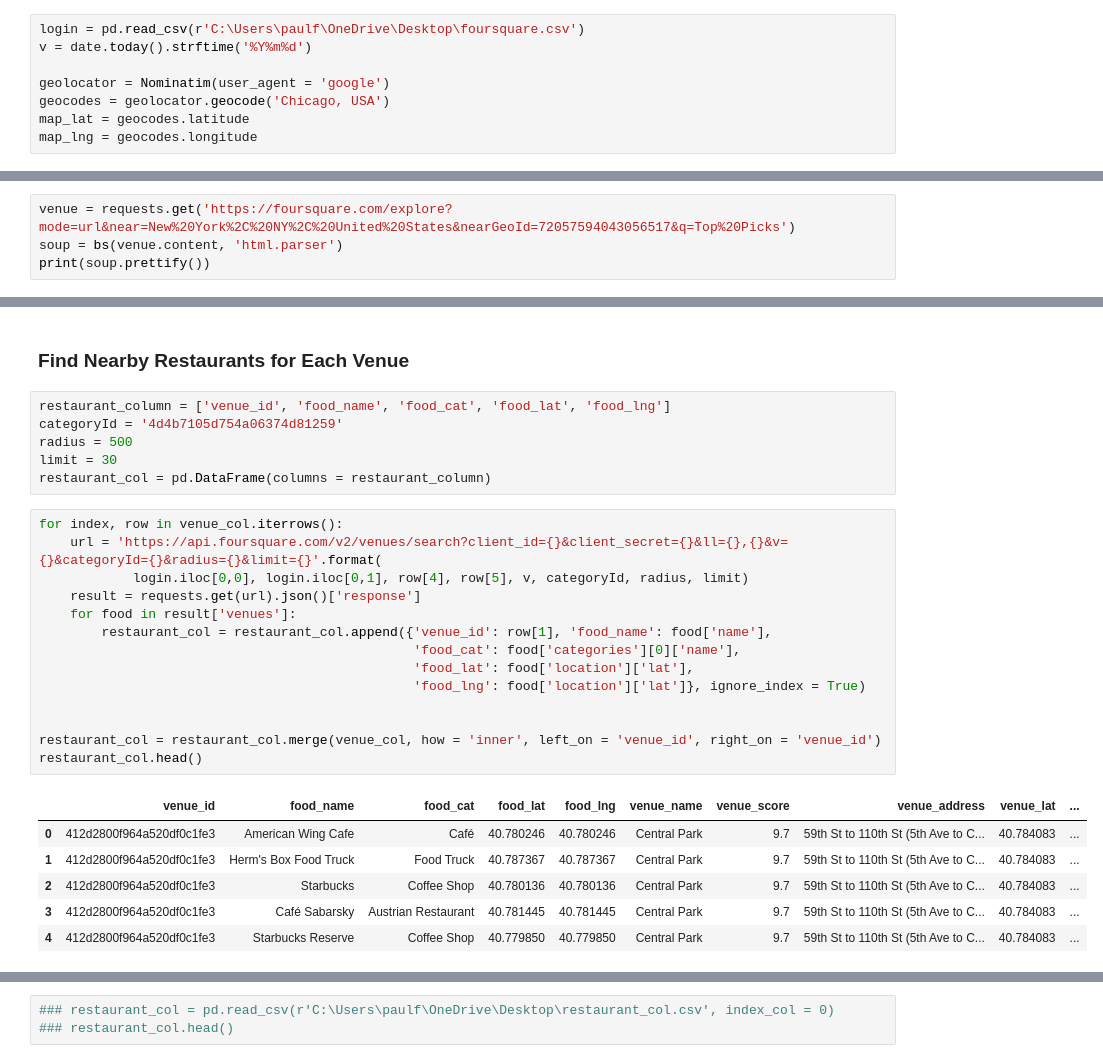
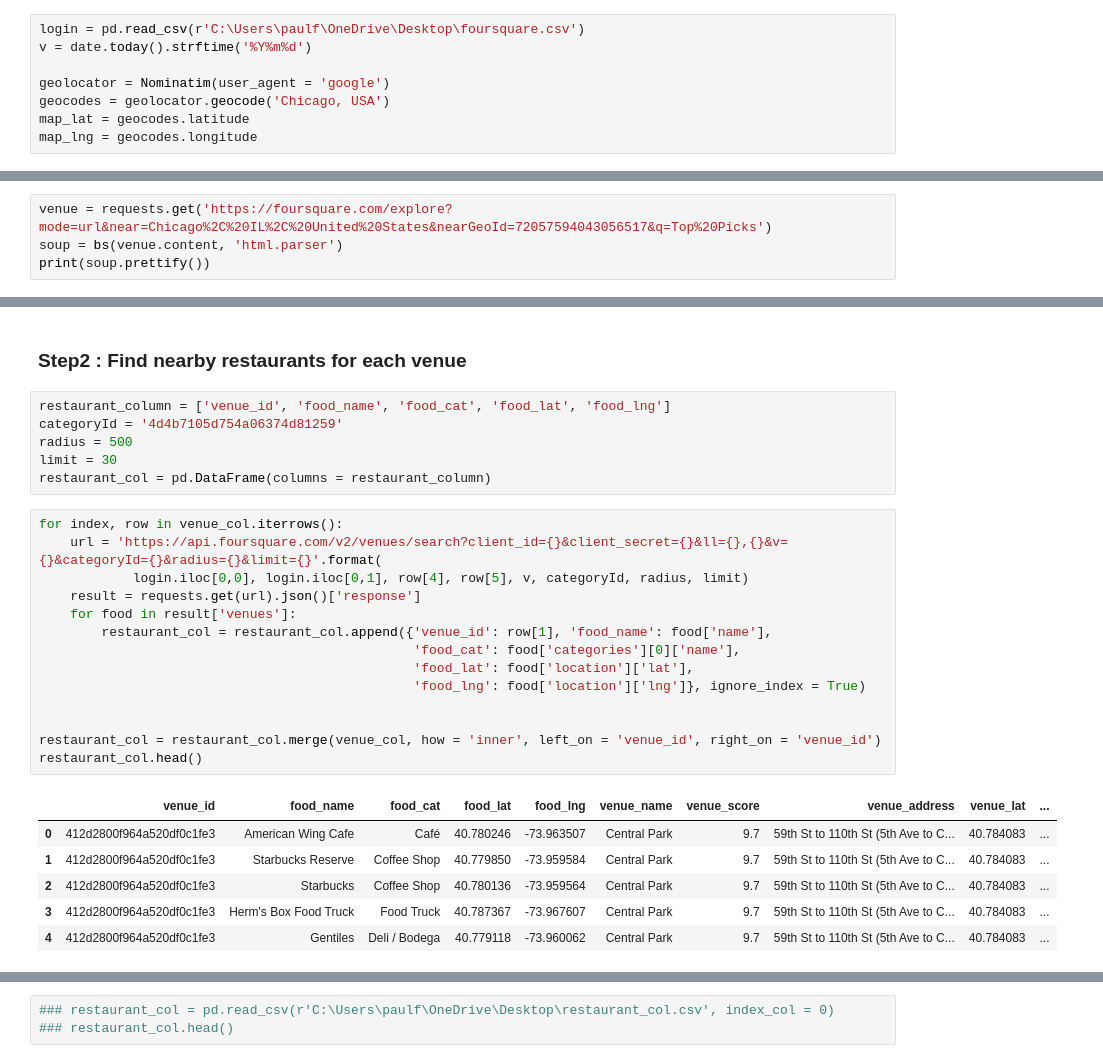
Before and after one commit to paulfrank1991/Capstone_Project, a Jupyter notebook: Final_Project_Battle_of_Neighborhoods.ipynb, the cells around one changed output, grey strips where cells are left out. Drawn from its saved outputs; the diff is of its cells as text.

```diff
--- a/Final_Project_Battle_of_Neighborhoods.ipynb
+++ b/Final_Project_Battle_of_Neighborhoods.ipynb
@@ -42,5 +69,5 @@ map_lng = geocodes.longitude
 # %%
-venue = requests.get('https://foursquare.com/explore?mode=url&near=New%20York%2C%20NY%2C%20United%20States&nearGeoId=72057594043056517&q=Top%20Picks')
+venue = requests.get('https://foursquare.com/explore?mode=url&near=Chicago%2C%20IL%2C%20United%20States&nearGeoId=72057594043056517&q=Top%20Picks')
 soup = bs(venue.content, 'html.parser')
 print(soup.prettify())
 # %% [output]
@@ -107,5 +129,5 @@ venue_col.head()
-# %% [markdown]
-### Find Nearby Restaurants for Each Venue
+# %% [markdown]
+### Step2 : Find nearby restaurants for each venue <a name="step2"></a>
 # %%
 restaurant_column = ['venue_id', 'food_name', 'food_cat', 'food_lat', 'food_lng']
 categoryId = '4d4b7105d754a06374d81259'
@@ -115,21 +137,21 @@ restaurant_col = pd.DataFrame(columns = restaurant_column)
 # %%
 for index, row in venue_col.iterrows():
     url = 'https://api.foursquare.com/v2/venues/search?client_id={}&client_secret={}&ll={},{}&v={}&categoryId={}&radius={}&limit={}'.format(
             login.iloc[0,0], login.iloc[0,1], row[4], row[5], v, categoryId, radius, limit)
     result = requests.get(url).json()['response']
     for food in result['venues']:
         restaurant_col = restaurant_col.append({'venue_id': row[1], 'food_name': food['name'],
                                                 'food_cat': food['categories'][0]['name'],
                                                 'food_lat': food['location']['lat'],
-                                                'food_lng': food['location']['lat']}, ignore_index = True)
+                                                'food_lng': food['location']['lng']}, ignore_index = True)
 
 
 restaurant_col = restaurant_col.merge(venue_col, how = 'inner', left_on = 'venue_id', right_on = 'venue_id')
 restaurant_col.head()
 # %% [output]
 |  | venue_id | food_name | food_cat | food_lat | food_lng | venue_name | venue_score | venue_address | venue_lat | ... |
-| 0 | 412d2800f964a520df0c1fe3 | American Wing Cafe | Café | 40.780246 | 40.780246 | Central Park | 9.7 | 59th St to 110th St (5th Ave to C... | 40.784083 | ... |
-| 1 | 412d2800f964a520df0c1fe3 | Herm's Box Food Truck | Food Truck | 40.787367 | 40.787367 | Central Park | 9.7 | 59th St to 110th St (5th Ave to C... | 40.784083 | ... |
-| 2 | 412d2800f964a520df0c1fe3 | Starbucks | Coffee Shop | 40.780136 | 40.780136 | Central Park | 9.7 | 59th St to 110th St (5th Ave to C... | 40.784083 | ... |
-| 3 | 412d2800f964a520df0c1fe3 | Café Sabarsky | Austrian Restaurant | 40.781445 | 40.781445 | Central Park | 9.7 | 59th St to 110th St (5th Ave to C... | 40.784083 | ... |
-| 4 | 412d2800f964a520df0c1fe3 | Starbucks Reserve | Coffee Shop | 40.779850 | 40.779850 | Central Park | 9.7 | 59th St to 110th St (5th Ave to C... | 40.784083 | ... |
+| 0 | 412d2800f964a520df0c1fe3 | American Wing Cafe | Café | 40.780246 | -73.963507 | Central Park | 9.7 | 59th St to 110th St (5th Ave to C... | 40.784083 | ... |
+| 1 | 412d2800f964a520df0c1fe3 | Starbucks Reserve | Coffee Shop | 40.779850 | -73.959584 | Central Park | 9.7 | 59th St to 110th St (5th Ave to C... | 40.784083 | ... |
+| 2 | 412d2800f964a520df0c1fe3 | Starbucks | Coffee Shop | 40.780136 | -73.959564 | Central Park | 9.7 | 59th St to 110th St (5th Ave to C... | 40.784083 | ... |
+| 3 | 412d2800f964a520df0c1fe3 | Herm's Box Food Truck | Food Truck | 40.787367 | -73.967607 | Central Park | 9.7 | 59th St to 110th St (5th Ave to C... | 40.784083 | ... |
+| 4 | 412d2800f964a520df0c1fe3 | Gentiles | Deli / Bodega | 40.779118 | -73.960062 | Central Park | 9.7 | 59th St to 110th St (5th Ave to C... | 40.784083 | ... |
```
Also changed, not shown: parts of 34 cells of this notebook.
